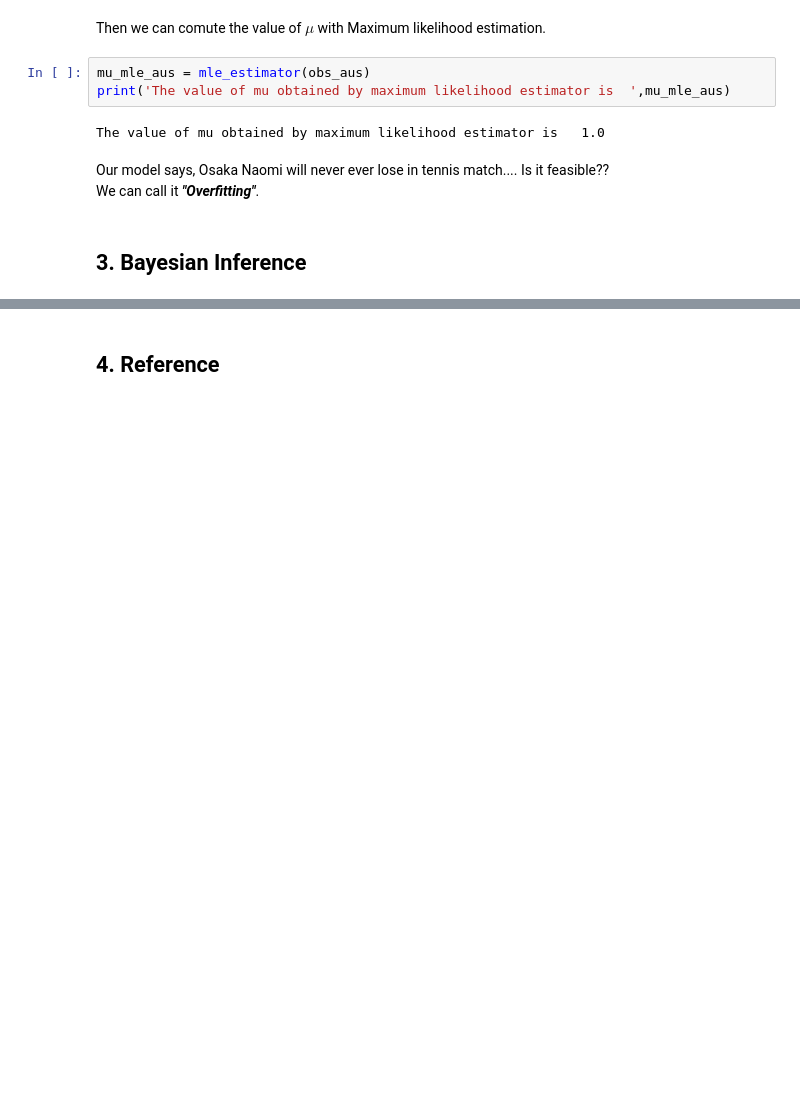
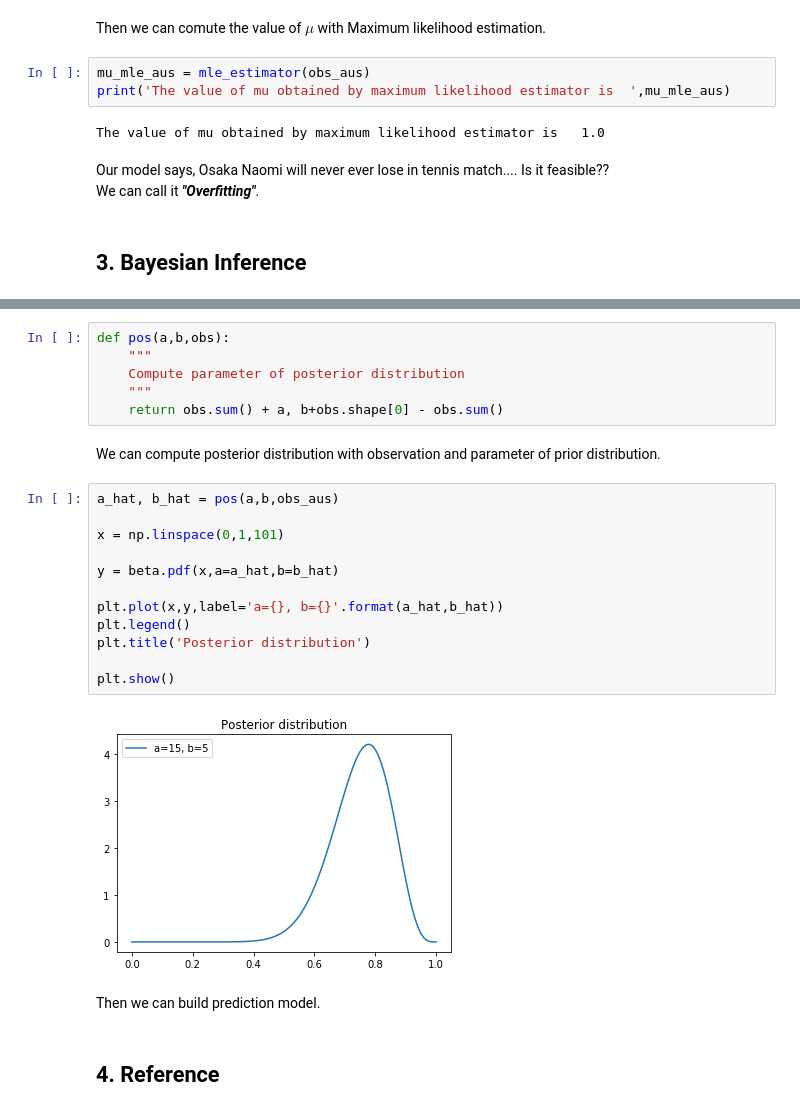
Before and after one commit to hiroshiu12/MLT, a Jupyter notebook: Introduction_Bayesian_Inference_part1.ipynb, the cells around one changed output, grey strips where cells are left out. Drawn from its saved outputs; the diff is of its cells as text; blank space fills up the shorter version.

```diff
--- a/Introduction_Bayesian_Inference_part1.ipynb
+++ b/Introduction_Bayesian_Inference_part1.ipynb
@@ -117,2 +169,26 @@ In Baysian Inference, we put *"prior distribution"* to parameter. In this case,
+# %%
+def pos(a,b,obs):
+    """
+    Compute parameter of posterior distribution
+    """
+    return obs.sum() + a, b+obs.shape[0] - obs.sum()
+# %% [markdown]
+We can compute posterior distribution with observation and parameter of prior distribution.
+# %%
+a_hat, b_hat = pos(a,b,obs_aus)
+
+x = np.linspace(0,1,101)
+
+y = beta.pdf(x,a=a_hat,b=b_hat)
+
+plt.plot(x,y,label='a={}, b={}'.format(a_hat,b_hat))
+plt.legend()
+plt.title('Posterior distribution')
+
+plt.show()
+# %% [output]
+[figure, added]
+# %% [markdown]
+Then we can build prediction model.
 # %% [markdown]
 ## 4. Reference
```
Also changed, not shown: parts of 7 cells of this notebook.
